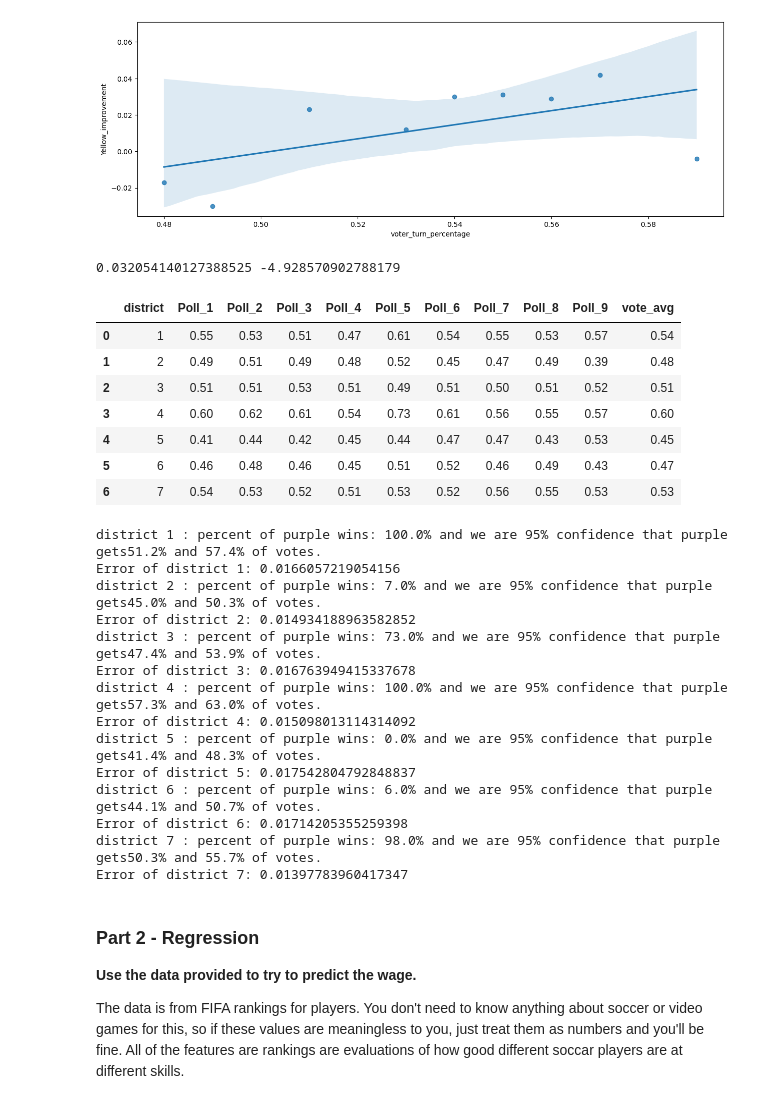
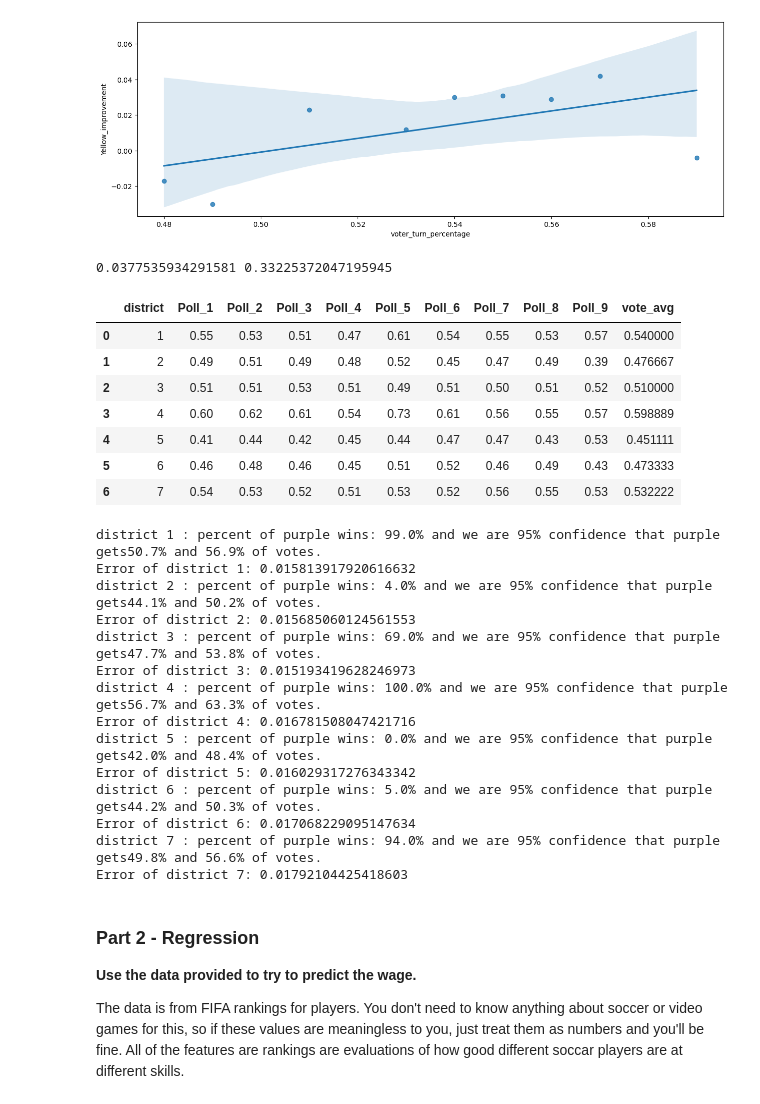
Before and after one commit to Asdukey/DATA3450_Asn_3_Students, a Jupyter notebook: asn_3_1221_start.ipynb, the cells around one changed output. Saved outputs shown, nothing was run; the diff lists cells and outputs as text; code cells hidden in the pictures.

```diff
--- a/asn_3_1221_start.ipynb
+++ b/asn_3_1221_start.ipynb
@@ -134,26 +134,24 @@ def simulate(probValue):
 # %%
 y = np.array(past_vote_table['Yellow_improvement']).reshape(-1,1)
 x = np.array(past_vote_table['voter_turn_percentage']).reshape(-1,1)
-xTrain, xTest, yTrain, yTest = train_test_split(x,y,test_size=0.2,random_state=42)
-
-model = LinearRegression().fit(xTrain,yTrain)
+model = LinearRegression().fit(x,y)
 yell_pred= model.predict(np.array(0.60).reshape(1,-1))
-rSq = model.score(xTest, yTest)
+rSq = model.score(x, y)
 print(yell_pred[0][0], rSq)
 # %% [output]
-0.032054140127388525 -4.928570902788179
+0.0377535934291581 0.33225372047195945
 # %%
-dist_polls['vote_avg']=round((dist_polls['Poll_1']+dist_polls['Poll_2']+dist_polls['Poll_3']+dist_polls['Poll_4']+dist_polls['Poll_5']+dist_polls['Poll_6']+dist_polls['Poll_7']+dist_polls['Poll_8']+dist_polls['Poll_9'])/9,2)
+dist_polls['vote_avg']=(dist_polls['Poll_1']+dist_polls['Poll_2']+dist_polls['Poll_3']+dist_polls['Poll_4']+dist_polls['Poll_5']+dist_polls['Poll_6']+dist_polls['Poll_7']+dist_polls['Poll_8']+dist_polls['Poll_9'])/9
 dist_polls
 # %% [output]
 |  | district | Poll_1 | Poll_2 | Poll_3 | Poll_4 | Poll_5 | Poll_6 | Poll_7 | Poll_8 | Poll_9 | vote_avg |
-| 0 | 1 | 0.55 | 0.53 | 0.51 | 0.47 | 0.61 | 0.54 | 0.55 | 0.53 | 0.57 | 0.54 |
-| 1 | 2 | 0.49 | 0.51 | 0.49 | 0.48 | 0.52 | 0.45 | 0.47 | 0.49 | 0.39 | 0.48 |
-| 2 | 3 | 0.51 | 0.51 | 0.53 | 0.51 | 0.49 | 0.51 | 0.50 | 0.51 | 0.52 | 0.51 |
-| 3 | 4 | 0.60 | 0.62 | 0.61 | 0.54 | 0.73 | 0.61 | 0.56 | 0.55 | 0.57 | 0.60 |
-| 4 | 5 | 0.41 | 0.44 | 0.42 | 0.45 | 0.44 | 0.47 | 0.47 | 0.43 | 0.53 | 0.45 |
-| 5 | 6 | 0.46 | 0.48 | 0.46 | 0.45 | 0.51 | 0.52 | 0.46 | 0.49 | 0.43 | 0.47 |
-| 6 | 7 | 0.54 | 0.53 | 0.52 | 0.51 | 0.53 | 0.52 | 0.56 | 0.55 | 0.53 | 0.53 |
+| 0 | 1 | 0.55 | 0.53 | 0.51 | 0.47 | 0.61 | 0.54 | 0.55 | 0.53 | 0.57 | 0.540000 |
+| 1 | 2 | 0.49 | 0.51 | 0.49 | 0.48 | 0.52 | 0.45 | 0.47 | 0.49 | 0.39 | 0.476667 |
+| 2 | 3 | 0.51 | 0.51 | 0.53 | 0.51 | 0.49 | 0.51 | 0.50 | 0.51 | 0.52 | 0.510000 |
+| 3 | 4 | 0.60 | 0.62 | 0.61 | 0.54 | 0.73 | 0.61 | 0.56 | 0.55 | 0.57 | 0.598889 |
+| 4 | 5 | 0.41 | 0.44 | 0.42 | 0.45 | 0.44 | 0.47 | 0.47 | 0.43 | 0.53 | 0.451111 |
+| 5 | 6 | 0.46 | 0.48 | 0.46 | 0.45 | 0.51 | 0.52 | 0.46 | 0.49 | 0.43 | 0.473333 |
+| 6 | 7 | 0.54 | 0.53 | 0.52 | 0.51 | 0.53 | 0.52 | 0.56 | 0.55 | 0.53 | 0.532222 |
 # %%
 # Do some stuff
 purpwin = []
@@ -212,20 +210,20 @@ print("Error of district 6: "+str(dis6[1]))
 print("district 7 : percent of purple wins: "+str(round(dis7[0]*100,2))+'% and we are 95% confidence that purple gets'+str(round(dis7[3][0]*100,2))+'% and '+str(round(dis7[3][1]*100,2))+'% of votes.')
 print("Error of district 7: "+str(dis7[1]))
 # %% [output]
-district 1 : percent of purple wins: 100.0% and we are 95% confidence that purple gets51.2% and 57.4% of votes.
-Error of district 1: 0.0166057219054156
-district 2 : percent of purple wins: 7.0% and we are 95% confidence that purple gets45.0% and 50.3% of votes.
-Error of district 2: 0.014934188963582852
-district 3 : percent of purple wins: 73.0% and we are 95% confidence that purple gets47.4% and 53.9% of votes.
-Error of district 3: 0.016763949415337678
-district 4 : percent of purple wins: 100.0% and we are 95% confidence that purple gets57.3% and 63.0% of votes.
-Error of district 4: 0.015098013114314092
-district 5 : percent of purple wins: 0.0% and we are 95% confidence that purple gets41.4% and 48.3% of votes.
-Error of district 5: 0.017542804792848837
-district 6 : percent of purple wins: 6.0% and we are 95% confidence that purple gets44.1% and 50.7% of votes.
-Error of district 6: 0.01714205355259398
-district 7 : percent of purple wins: 98.0% and we are 95% confidence that purple gets50.3% and 55.7% of votes.
-Error of district 7: 0.01397783960417347
+district 1 : percent of purple wins: 99.0% and we are 95% confidence that purple gets50.7% and 56.9% of votes.
+Error of district 1: 0.015813917920616632
+district 2 : percent of purple wins: 4.0% and we are 95% confidence that purple gets44.1% and 50.2% of votes.
+Error of district 2: 0.015685060124561553
+district 3 : percent of purple wins: 69.0% and we are 95% confidence that purple gets47.7% and 53.8% of votes.
+Error of district 3: 0.015193419628246973
+district 4 : percent of purple wins: 100.0% and we are 95% confidence that purple gets56.7% and 63.3% of votes.
+Error of district 4: 0.016781508047421716
+district 5 : percent of purple wins: 0.0% and we are 95% confidence that purple gets42.0% and 48.4% of votes.
+Error of district 5: 0.016029317276343342
+district 6 : percent of purple wins: 5.0% and we are 95% confidence that purple gets44.2% and 50.3% of votes.
+Error of district 6: 0.017068229095147634
+district 7 : percent of purple wins: 94.0% and we are 95% confidence that purple gets49.8% and 56.6% of votes.
+Error of district 7: 0.01792104425418603
 # %% [markdown]
 ### Part 2 - Regression
 
```
Also changed, not shown: parts of 7 cells of this notebook.
